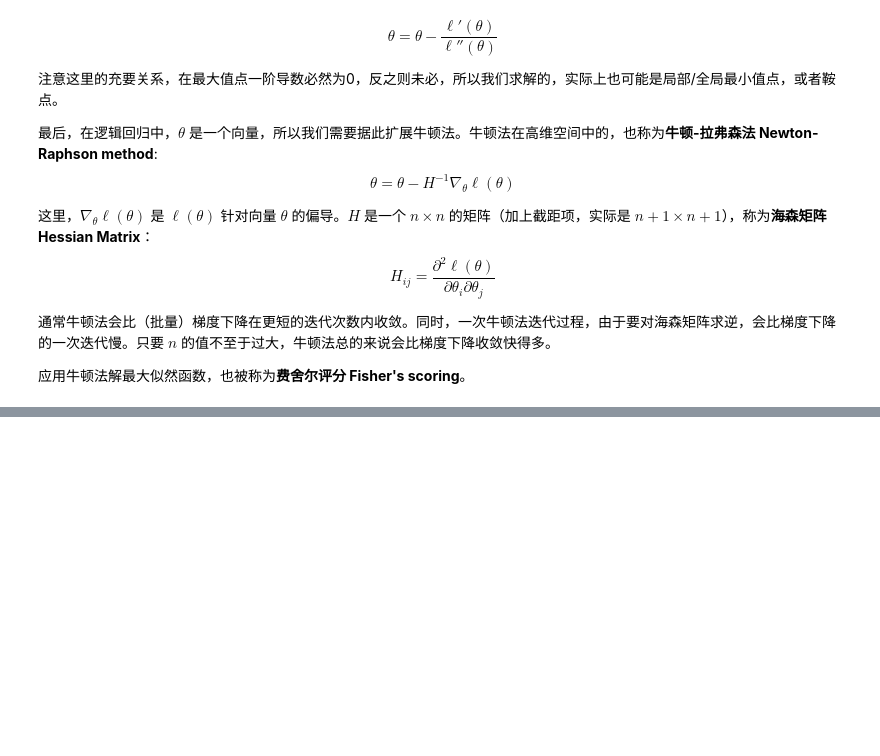
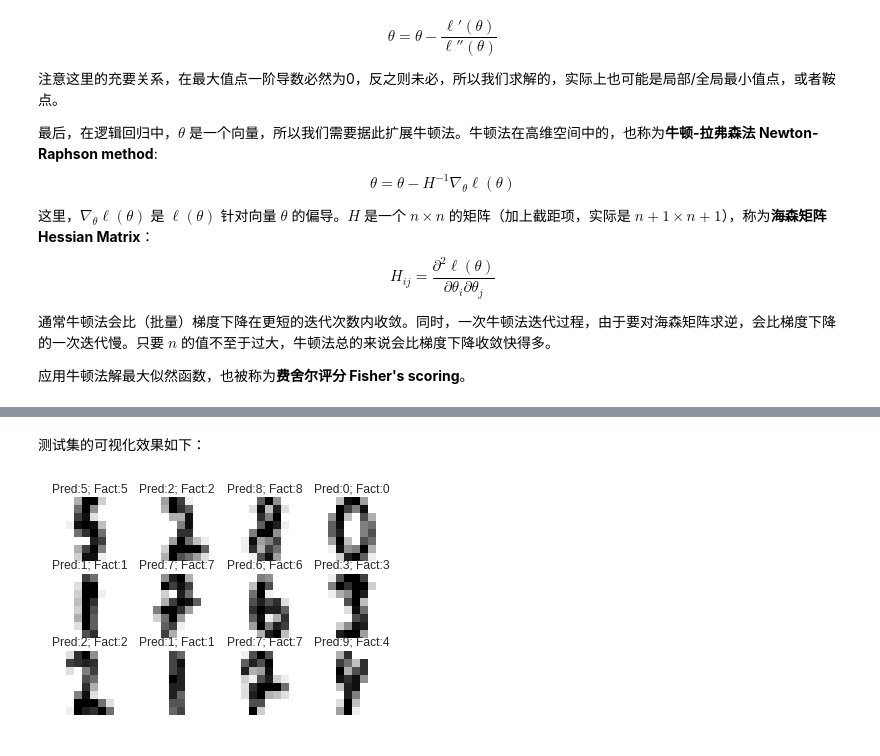
Before and after one commit to Youngyi/MachineLearning-1, a Jupyter notebook: Logistic Regression.ipynb, the cells around one changed output, grey strips where cells are left out. Saved outputs shown, nothing was run; the diff lists cells and outputs as text; code cells hidden in the pictures; blank space fills up the shorter version.

```diff
--- a/Logistic Regression.ipynb
+++ b/Logistic Regression.ipynb
@@ -143,0 +188,17 @@ $$ H_{ij} = \frac{\partial^2\ell(\theta)}{\partial\theta_i\partial\theta_j} $$
+# %% [markdown]
+测试集的可视化效果如下：
+# %%
+y_test_pred = logistic.predict(X_test)
+
+n_records = 12
+n_rows = 3
+images_and_predictions = list(zip(X_test, y_test_pred, y_test))
+for index, (image, prediction, fact) in enumerate(images_and_predictions[:n_records]):
+    plt.subplot(n_rows, np.ceil(n_records / n_rows), index + 1)
+    plt.axis('off')
+    plt.imshow(image.reshape(8,8), cmap=plt.cm.gray_r, interpolation='nearest')
+    plt.title('Pred:%i; Fact:%i' % (prediction, fact))
+
+plt.show()
+# %% [output]
+[figure, added]
```
Also changed, not shown: parts of 9 cells of this notebook.
